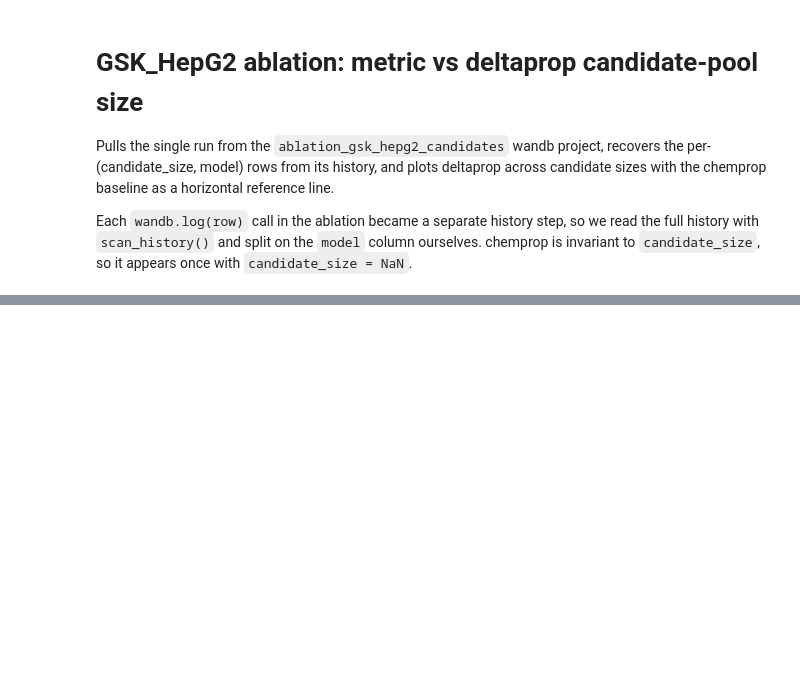
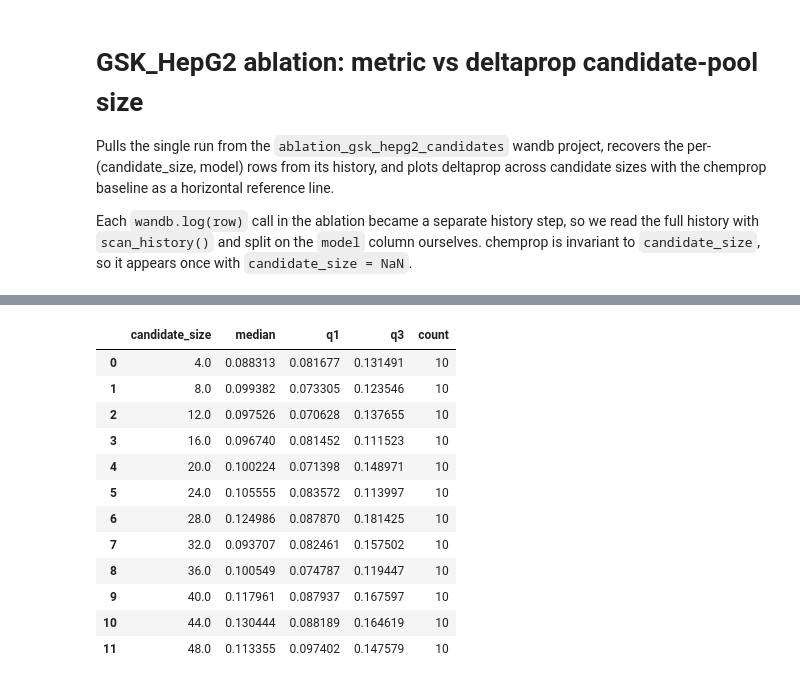
Before and after one commit to rahuldeve/delta, a Jupyter notebook: ablation/plot_db_malaria_candidate_ablation.ipynb, the cells around one changed output, grey strips where cells are left out. Saved outputs shown, nothing was run; the diff lists cells and outputs as text; code cells hidden in the pictures; blank space fills up the shorter version.

```diff
--- a/ablation/plot_db_malaria_candidate_ablation.ipynb
+++ b/ablation/plot_db_malaria_candidate_ablation.ipynb
@@ -57,0 +126,16 @@ plt.show()
+# %%
+delta
+# %% [output]
+|  | candidate_size | median | q1 | q3 | count |
+| 0 | 4.0 | 0.088313 | 0.081677 | 0.131491 | 10 |
+| 1 | 8.0 | 0.099382 | 0.073305 | 0.123546 | 10 |
+| 2 | 12.0 | 0.097526 | 0.070628 | 0.137655 | 10 |
+| 3 | 16.0 | 0.096740 | 0.081452 | 0.111523 | 10 |
+| 4 | 20.0 | 0.100224 | 0.071398 | 0.148971 | 10 |
+| 5 | 24.0 | 0.105555 | 0.083572 | 0.113997 | 10 |
+| 6 | 28.0 | 0.124986 | 0.087870 | 0.181425 | 10 |
+| 7 | 32.0 | 0.093707 | 0.082461 | 0.157502 | 10 |
+| 8 | 36.0 | 0.100549 | 0.074787 | 0.119447 | 10 |
+| 9 | 40.0 | 0.117961 | 0.087937 | 0.167597 | 10 |
+| 10 | 44.0 | 0.130444 | 0.088189 | 0.164619 | 10 |
+| 11 | 48.0 | 0.113355 | 0.097402 | 0.147579 | 10 |
```
Also changed, not shown: parts of 3 cells of this notebook, 2 other files.
